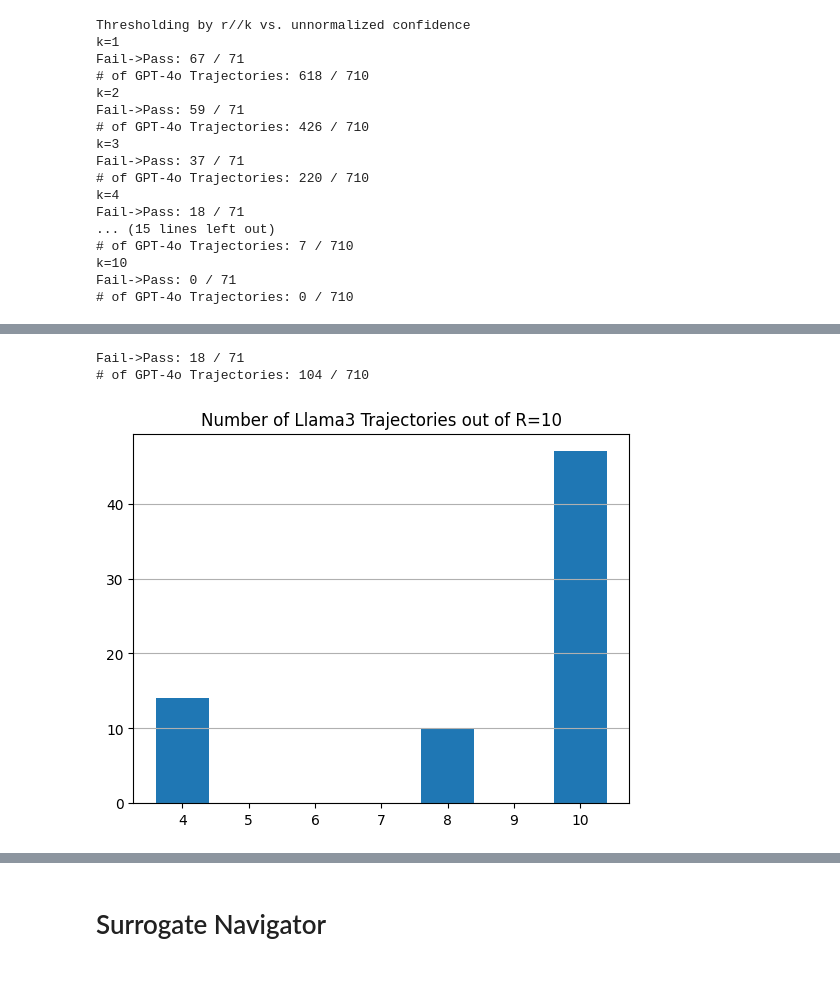
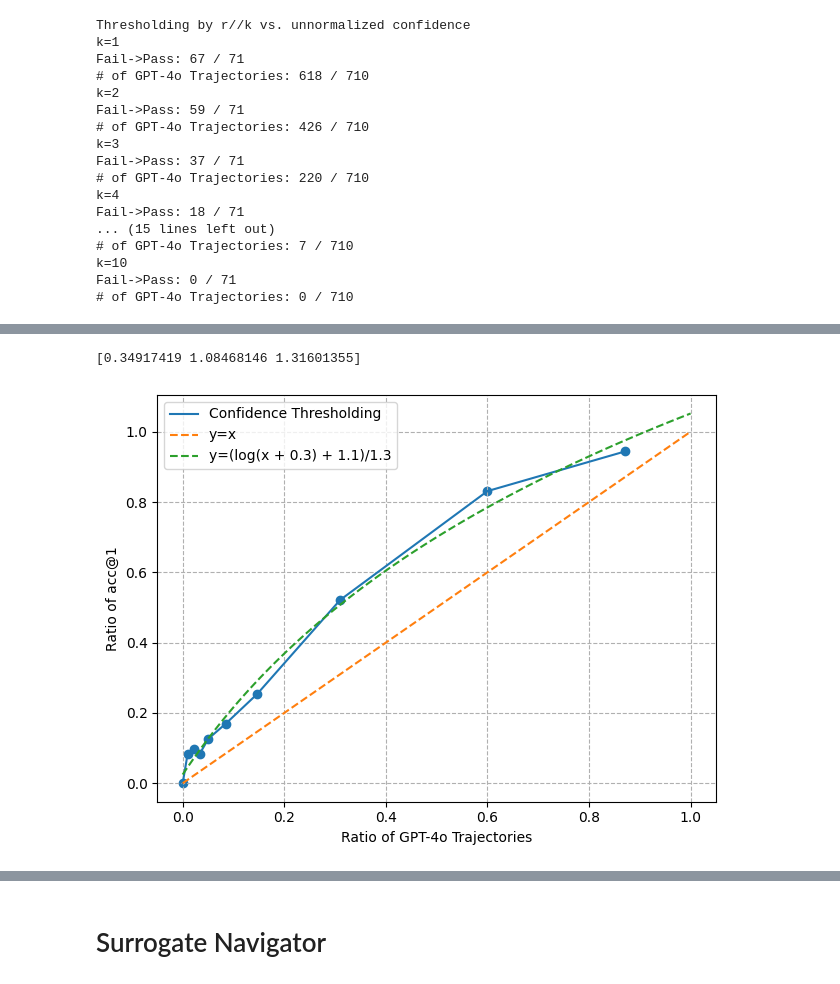
Before and after one commit to HyunjoonCho/lachesis, a Jupyter notebook: experiments/playground.ipynb, the cells around one changed output, grey strips where cells are left out. Drawn from its saved outputs; the diff is of its cells as text; code cells hidden in the pictures.

```diff
--- a/experiments/playground.ipynb
+++ b/experiments/playground.ipynb
@@ -140,9 +147,8 @@ max      10.000000
 dtype: float64
 313 710
 # %%
-def k_threshold_swap(k, hist=True):
+def threshold_swap(confidence_calculator, thresholding_predicate, hist=True):
     max_runs = 10
-    threshold_divisor = k
 
     acc_at_1 = 0
     num_of_llama_trajectories = list()
@@ -163,9 +169,9 @@ def k_threshold_swap(k, hist=True):
                 if candidate not in candidate_methods:
                     candidate_methods[candidate] = 0
                 candidate_methods[candidate] += 1 / len(answer_list)
-            confidence = 0 if not candidate_methods.values() else max(candidate_methods.values())
+            confidence = confidence_calculator(candidate_methods, r)
 
-            if not is_swapped and confidence < ((r + 1) // threshold_divisor): # exception for zero confidence?
+            if not is_swapped and thresholding_predicate(confidence, r): # exception for zero confidence?
                 is_swapped = True
                 num_of_llama_trajectories.append(r + 1)
 
@@ -220,22 +233,26 @@ k=10
 Fail->Pass: 0 / 71
 # of GPT-4o Trajectories: 0 / 710
 # %%
-def fit_func(x, a, b, c, d):
-    return (np.log(a * x + b) + c) / d
+def visualize_ratios(gpt_trajectory_ratios, ftop_ratios, do_curve_fit=True):
 
-params, _ = curve_fit(fit_func, gpt_trajectory_ratios, ftop_ratios, p0=[1, 1, 4, 4])
+    plt.xlabel('Ratio of GPT-4o Trajectories')
+    plt.ylabel('Ratio of acc@1')
+    plt.scatter(gpt_trajectory_ratios, ftop_ratios)
+    plt.plot(gpt_trajectory_ratios, ftop_ratios, label='Confidence Thresholding')
+    plt.plot([0, 1], [0, 1], linestyle='--', label='y=x')
 
-x_fit = np.linspace(0, 1, 100)
-y_fit = fit_func(x_fit, *params)
-print(params)
+    if do_curve_fit:
+        def fit_func(x, b, c, d):
+            return (np.log(x + b) + c) / d
 
-plt.xlabel('Ratio of GPT-4o Trajectories')
-plt.ylabel('Ratio of acc@1')
-plt.scatter(gpt_trajectory_ratios, ftop_ratios)
-plt.plot(gpt_trajectory_ratios, ftop_ratios, label='Confidence Thresholding')
-plt.plot([0, 1], [0, 1], linestyle='--', label='y=x')
-plt.plot(x_fit, y_fit, linestyle='--', label=f'y=(log({params[0]:.1f} * x+{params[1]:.1f}) + {params[2]:.1f})/{params[3]:.1f}')
-plt.legend()
-plt.grid(linestyle='--')
-plt.tight_layout()
-plt.show()
+        params, _ = curve_fit(fit_func, gpt_trajectory_ratios, ftop_ratios, p0=[1, 4, 4])
+
+        x_fit = np.linspace(0, 1, 100)
+        y_fit = fit_func(x_fit, *params)
+        print(params)
+        plt.plot(x_fit, y_fit, linestyle='--', label=f'y=(log(x + {params[0]:.1f}) + {params[1]:.1f})/{params[2]:.1f}')
+
+    plt.legend()
+    plt.grid(linestyle='--')
+    plt.tight_layout()
+    plt.show()
@@ -264,6 +259,5 @@ Fail->Pass: 37 / 71
-# %%
-k_threshold_swap(4)
-# %% [output]
-Fail->Pass: 18 / 71
-# of GPT-4o Trajectories: 104 / 710
-[figure, removed]
+# %%
+visualize_ratios(gpt_trajectory_ratios, ftop_ratios)
+# %% [output]
+[0.34917419 1.08468146 1.31601355]
+[figure, added]
```
Also changed, not shown: parts of 9 cells of this notebook, 6 other files.
